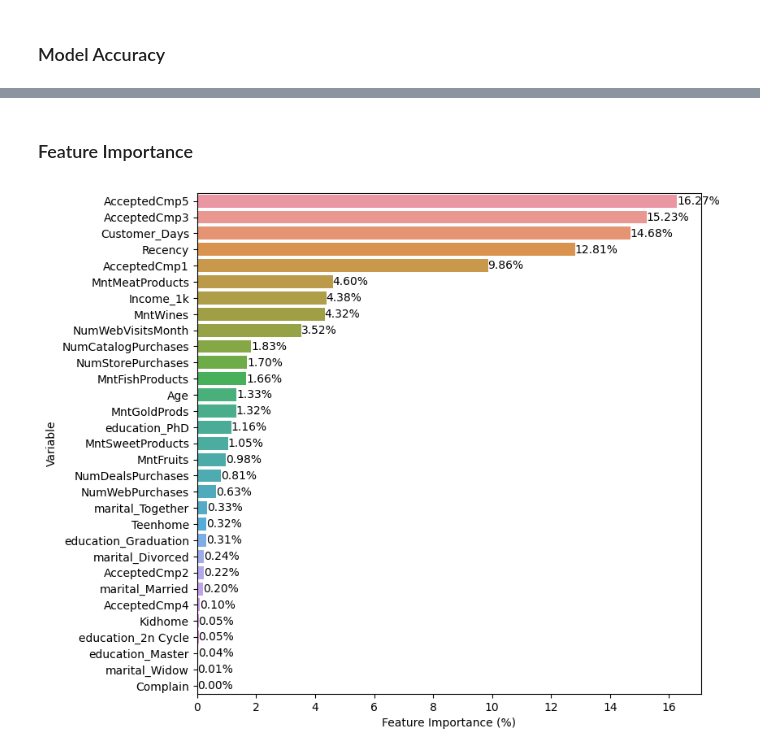
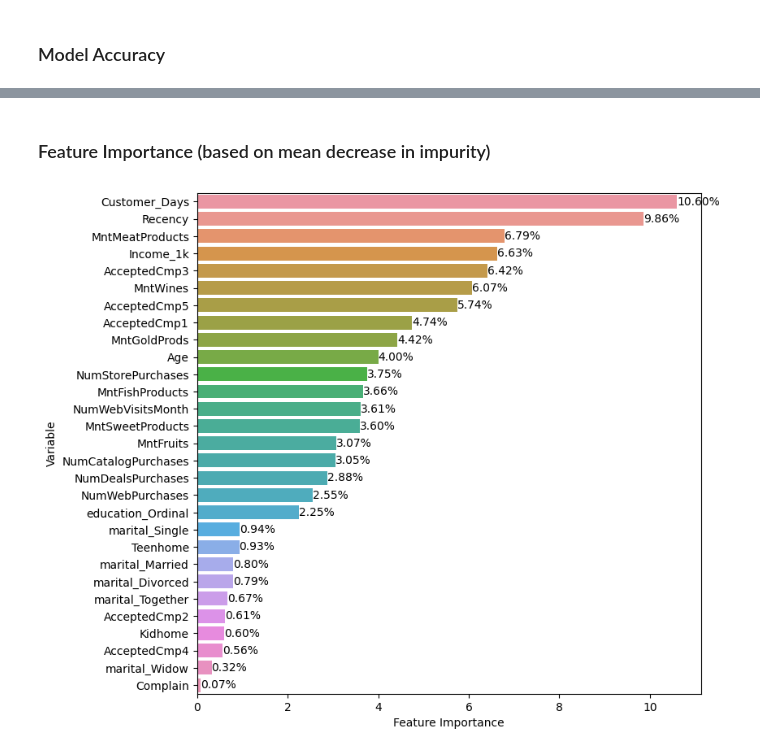
Before and after one commit to nick-peter-marcus/marketing-analytics-data, a Jupyter notebook: marketing-analytics-data-ML.ipynb, the cells around one changed output, grey strips where cells are left out. Cells and saved outputs as stored; diff of their text form; code cells hidden in the pictures.

```diff
--- a/marketing-analytics-data-ML.ipynb
+++ b/marketing-analytics-data-ML.ipynb
@@ -195,3 +228,25 @@ rfc = RandomForestClassifier(random_state=42)
+# %%
+# Make variable 'education_X' ordinal again by using numeric scale.
+#
+def edu_ord(x):
+    if x['education_Graduation']: return 1
+    elif x['education_2n Cycle']: return 2
+    elif x['education_Master']: return 3
+    elif x['education_PhD']: return 4
+    else: return 0
+
+df['education_Ordinal'] = df.apply(edu_ord, axis=1)
+
+# Include ordinal education variable and 'marital_single' in DF again, drop dependent and binary education variables
+X_rf_cols = X_cols_all + ['education_Ordinal', 'marital_Single']
+edu_vars = ['education_Graduation', 'education_2n Cycle', 'education_Master', 'education_PhD']
+X_rf = df.filter(X_rf_cols).drop('Response', axis=1).drop(edu_vars, axis=1)
+
+# Split DFs
+X_train, X_test, y_train, y_test = train_test_split(X_rf, y, stratify = y, test_size=0.2, random_state=42)
+
+# Specify RF Classifier
+rfc = RandomForestClassifier(random_state=42)
 # %% [markdown]
 ### Hyper Parameter Tuning
 # %%
@@ -216,11 +276,11 @@ Best parameters: {'n_estimators': 900, 'max_leaf_nodes': 280, 'max_features': 0.
 ### Run Random Forest Classifier
 # %%
 rfc = RandomForestClassifier(random_state = 42,
-                             n_estimators = 900,
-                             max_leaf_nodes = 280,
+                             n_estimators = 700,
+                             max_leaf_nodes = 310,
                              max_features = 0.5,
-                             max_depth = 5,
-                             bootstrap = False)
+                             max_depth = 15,
+                             bootstrap = True)
 
 rfc_model = rfc.fit(X_train, y_train)
 # %% [markdown]
@@ -267,16 +319,15 @@ weighted avg       0.83      0.86      0.83       441
 # %% [markdown]
-### Feature Importance
+### Feature Importance (based on mean decrease in impurity)
 # %%
 rfc_imp = pd.DataFrame({
-    'Variable': X.columns.to_list(),
-    'Feature Importance (%)': np.round(rfc.feature_importances_ * 100, 2)
+    'Variable': X_rf.columns.to_list(),
+    'Feature Importance': np.round(rfc.feature_importances_ * 100, 2)
 })
 
-#print('Top 5 Features:\n', rfc_imp.sort_values('Feature Importance (%)', ascending=False).head(5))
-rfc_imp.sort_values('Feature Importance (%)', ascending=False, inplace=True)
+rfc_imp.sort_values('Feature Importance', ascending=False, inplace=True)
 
 plt.figure(figsize=(8,8))
-ax = sns.barplot(data=rfc_imp, y='Variable', x='Feature Importance (%)')
+ax = sns.barplot(data=rfc_imp, y='Variable', x='Feature Importance')
 ax.bar_label(ax.containers[0], fmt='%.2f%%');
 # %% [output]
-[figure, old version]
+[figure, new version]
```
Also changed, not shown: parts of 13 cells of this notebook, 2 other files.
